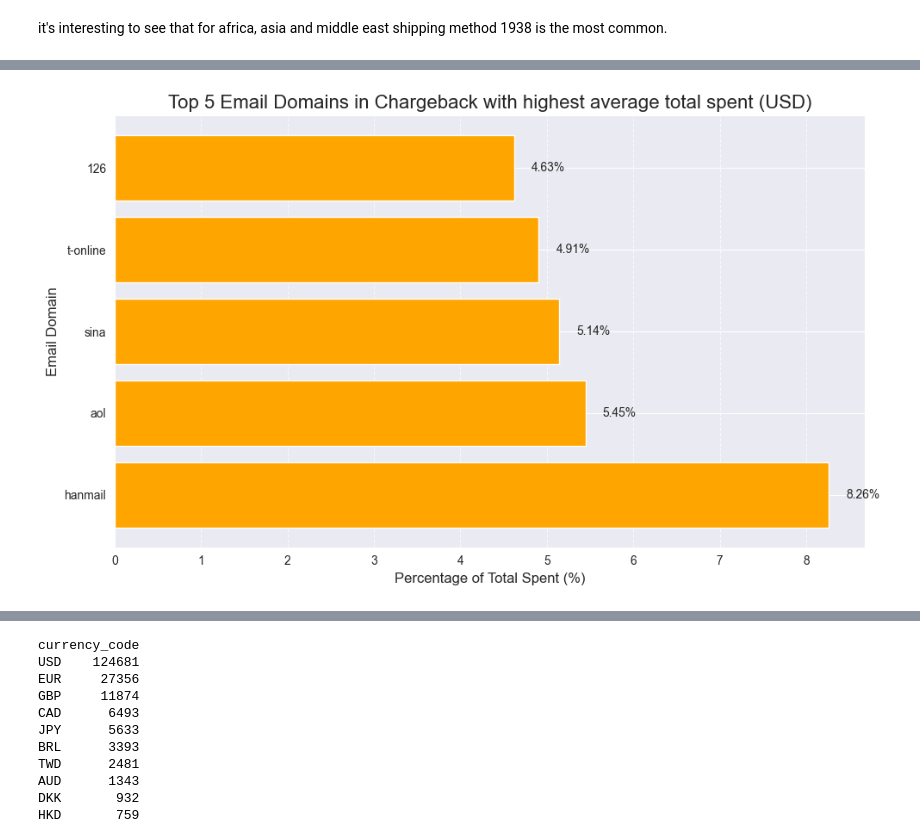
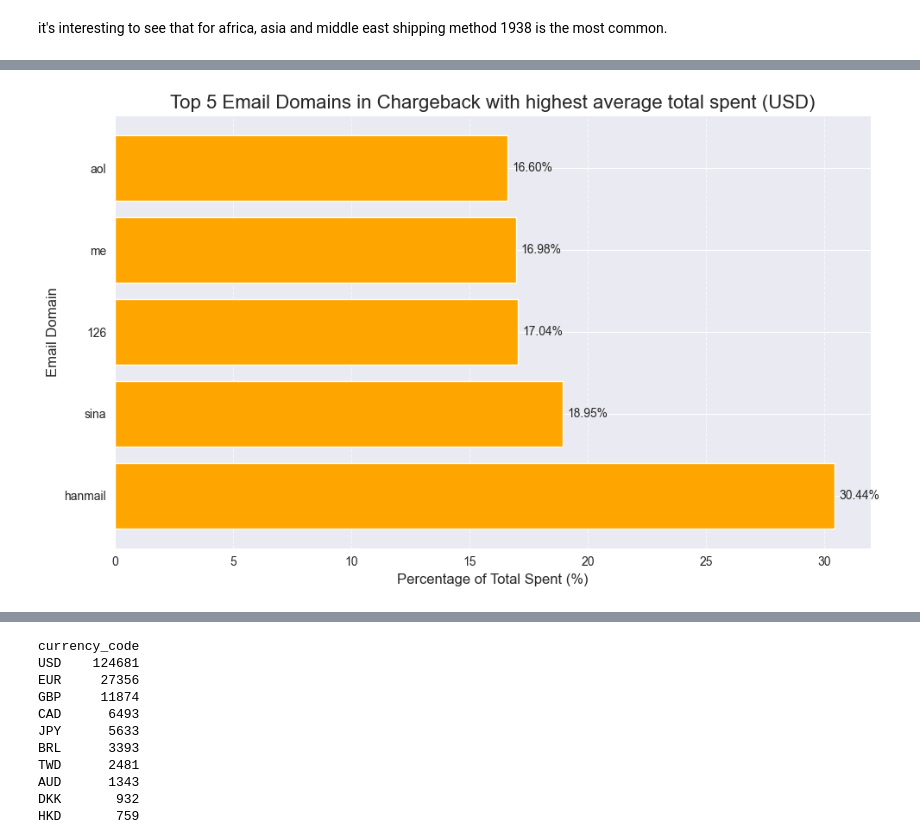
Before and after one commit to gioiablayer96/data-wizard-gioia, a Jupyter notebook: Riskified_home_assignment/riskified_home_assignment.ipynb, the cells around one changed output, grey strips where cells are left out. Drawn from its saved outputs; the diff is of its cells as text; code cells hidden in the pictures.

```diff
--- a/Riskified_home_assignment/riskified_home_assignment.ipynb
+++ b/Riskified_home_assignment/riskified_home_assignment.ipynb
@@ -862,8 +867,6 @@ plt.show()
 [figure]
 # %% [markdown]
 we can see that the average total spent for chargeback and declined is in the upper quartile of the spent distribution.
-# %%
-df['log(total_spent_USD+1)'] = np.log(df['total_spent_USD']+1)
 # %% [markdown]
 there are 3 spikes on the left tail of the distribution. let's look at them.
 # %%
@@ -1086,23 +1095,0 @@ Top email domains for all statuses by highest avg total_spent:
-# %%
-statuses = top_domains_by_status['status']
-email_domains = top_domains_by_status['email_domain']
-avg_total_spent = top_domains_by_status['total_spent_USD']
-
-# Plot the bar chart
-plt.figure(figsize=(10, 6))
-bars = plt.bar(statuses, avg_total_spent, color=plt.cm.tab10(range(len(statuses))))
-
-# Add title and labels
-plt.title('What is the domain with highest average total spent per status?', fontsize=16)
-plt.xlabel('Status', fontsize=12)
-plt.ylabel('Average Total Spent', fontsize=12)
-
-# Annotate each bar with the corresponding email domain and avg total spent
-for bar, domain, value in zip(bars, email_domains, avg_total_spent):
-    plt.text(bar.get_x() + bar.get_width() / 2, bar.get_height() + 5,
-             f"{domain}\n${value:.2f}", ha='center', fontsize=10)
-
-# Show grid and the plot
-plt.grid(axis='y', linestyle='--', alpha=0.7)
-plt.tight_layout()
-plt.show()
@@ -1111,7 +1098,6 @@ plt.show()
 # %%
 # Filter for 'chargeback' status and sort by average 'total_spent' in descending order
 chargeback_top_domain = (
-    avg_total_spent_per_domain[avg_total_spent_per_domain['status'] == 'chargeback']
-    .sort_values(by='total_spent_USD', ascending=False)
+    top_domains_by_status[top_domains_by_status.status == 'chargeback'].sort_values(by=['total_spent_USD'], ascending=[False])
     .head(5)  # Get the domain with the highest avg total_spent for chargeback
 )
@@ -1118,27 +1113,23 @@ chargeback_top_domain = (
 # %%
-chargeback_spent_domains = avg_total_spent_per_domain[avg_total_spent_per_domain['status'] == 'chargeback'].sort_values(by='total_spent_USD', ascending=False)
-chargeback_spent_domains['percentage'] = (chargeback_spent_domains['total_spent_USD'] / chargeback_spent_domains['total_spent_USD'].sum())*100
+chargeback_top_domain['percentage'] = (chargeback_top_domain['total_spent_USD'] / chargeback_top_domain['total_spent_USD'].sum())*100
 # %%
-# Extract the top 5 email domains for chargeback based on percentage
-top5_chargeback_domains = chargeback_spent_domains.head(5)
-
 # Plot the horizontal bar chart
 plt.figure(figsize=(10, 6))
-plt.barh(top5_chargeback_domains['email_domain'], top5_chargeback_domains['percentage'], color='orange')
+plt.barh(chargeback_top_domain['email_domain'], chargeback_top_domain['percentage'], color='orange')
 
 # Add labels and title
 plt.title('Top 5 Email Domains in Chargeback with highest average total spent (USD)', fontsize=16)
 plt.xlabel('Percentage of Total Spent (%)', fontsize=12)
 plt.ylabel('Email Domain', fontsize=12)
 
 # Annotate the bars with percentage values
-for i, (percentage, domain) in enumerate(zip(top5_chargeback_domains['percentage'], top5_chargeback_domains['email_domain'])):
+for i, (percentage, domain) in enumerate(zip(chargeback_top_domain['percentage'], chargeback_top_domain['email_domain'])):
     plt.text(percentage + 0.2, i, f"{percentage:.2f}%", va='center', fontsize=10)
 
 # Adjust the layout and show the plot
 plt.tight_layout()
 plt.grid(axis='x', linestyle='--', alpha=0.7)
-plt.savefig('email_domain_chargeback_spent.png', dpi=300, bbox_inches='tight', facecolor='white')
+# plt.savefig('email_domain_chargeback_spent.png', dpi=300, bbox_inches='tight', facecolor='white')
 plt.show()
 # %% [output]
-[figure, old version]
+[figure, new version]
```
Also changed, not shown: parts of 152 cells of this notebook.
